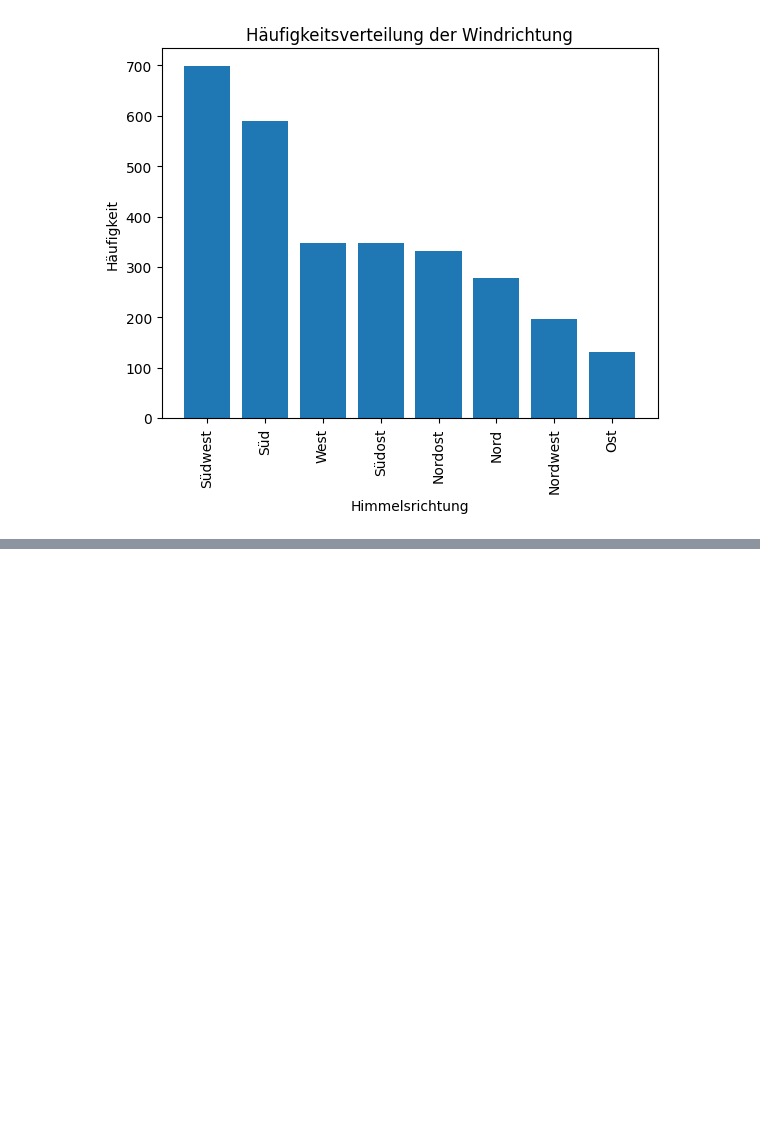
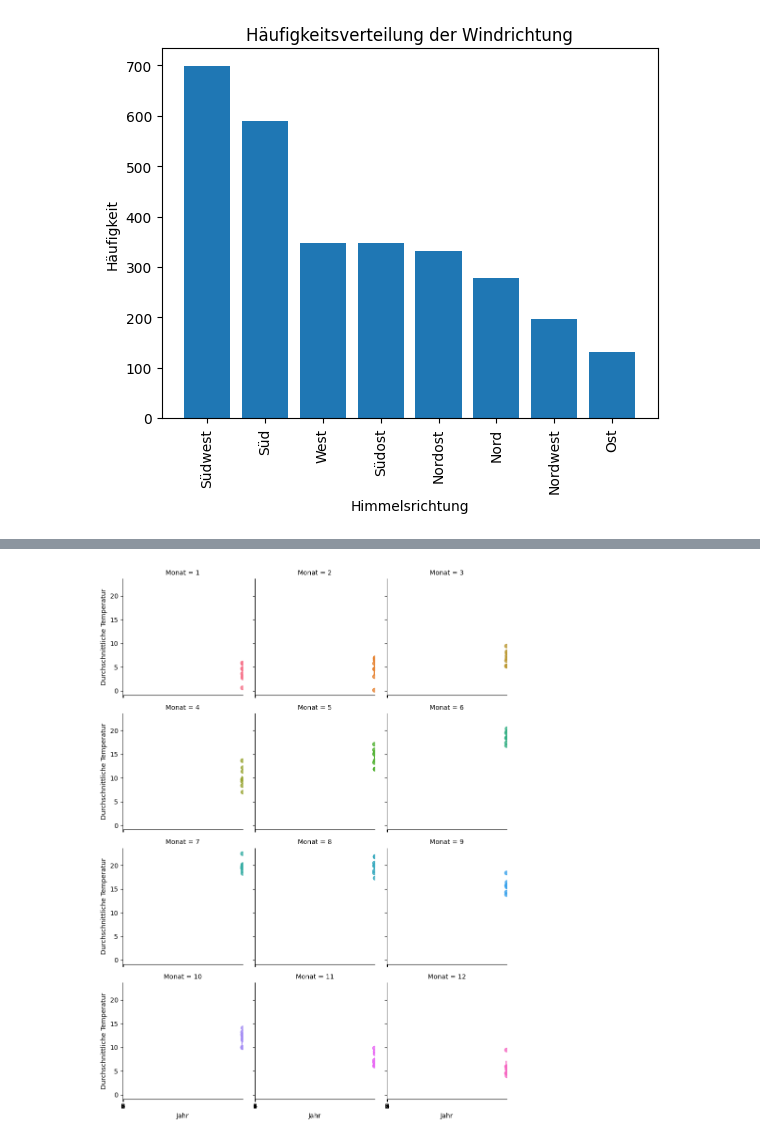
Before and after one commit to marcwiemann/Angewandte_ProgrammierungSS23, a Jupyter notebook: main.ipynb, the cells around one changed output, grey strips where cells are left out. Saved outputs shown, nothing was run; the diff lists cells and outputs as text; code cells hidden in the pictures; blank space fills up the shorter version.

```diff
--- a/main.ipynb
+++ b/main.ipynb
@@ -159,0 +176,2 @@ plt.show()
+# %%
+temp_reg = df.groupby([df['Jahr'], df['Monat']])['Durchschnittstemperatur'].mean()
@@ -159,0 +196,9 @@ plt.show()
+# %%
+g = sns.lmplot(data=temp_reg, x='Jahr', y='Durchschnittstemperatur', hue='Monat', col='Monat', col_wrap=3, height=3, aspect=1, ci=None)
+
+# Setze Achsentitel für jedes Diagramm
+g.set_axis_labels("Jahr", "Durchschnittliche Temperatur")
+# Zeige das Diagramm an
+plt.show()
+# %% [output]
+[figure, added]
```
Also changed, not shown: parts of 6 cells of this notebook.
